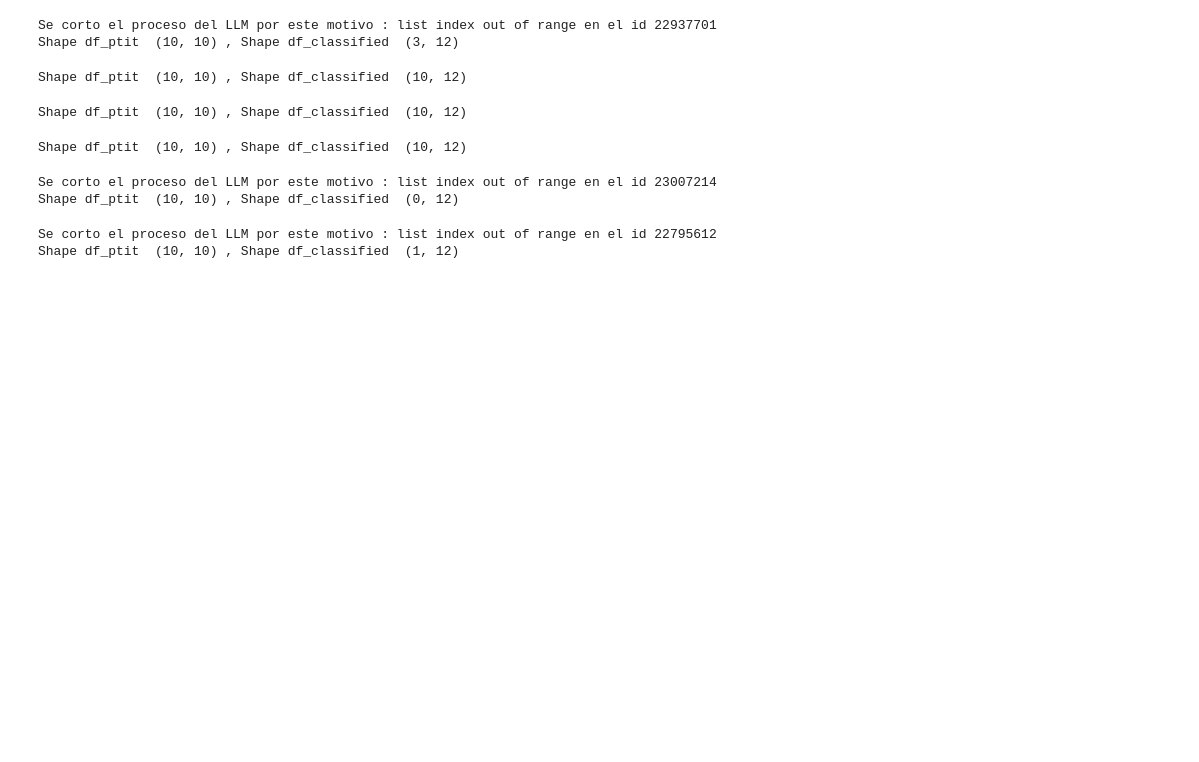
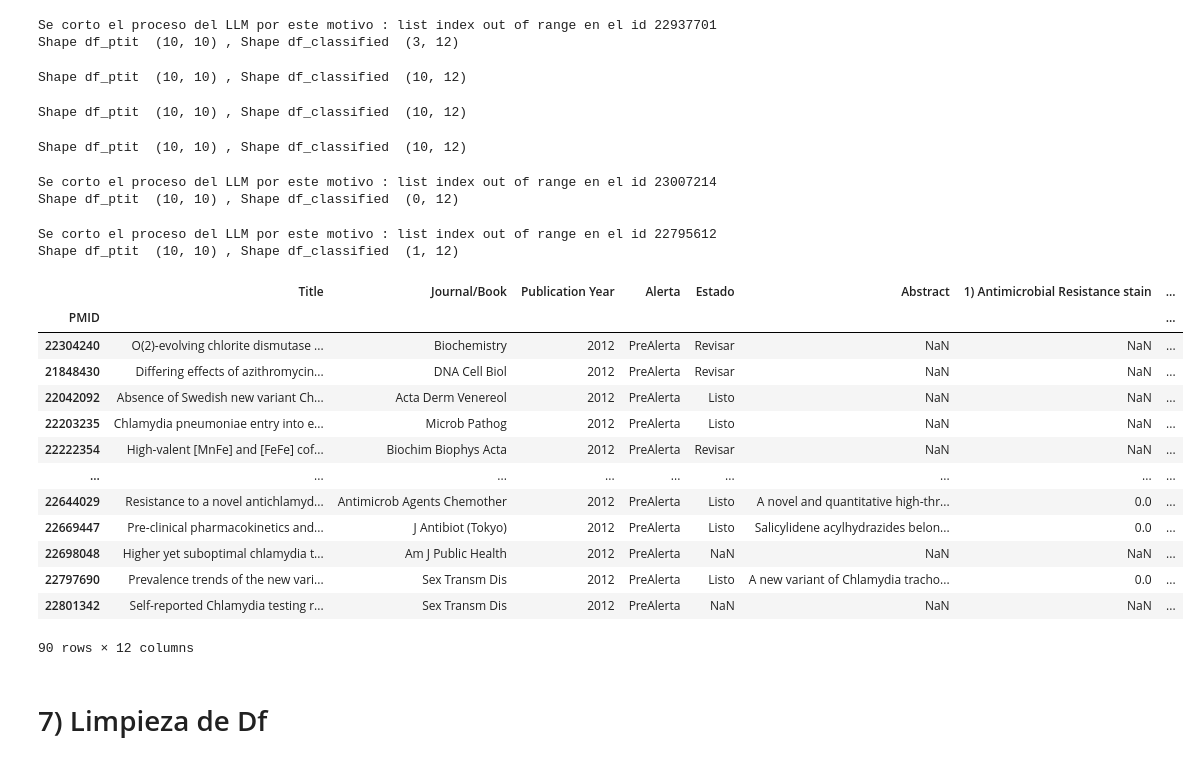
Before and after one commit to LLMzCor/LLMzCor.github.io, a Jupyter notebook: PAC_juan.ipynb, the cells around one changed output. Cells and saved outputs as stored; diff of their text form; code cells hidden in the pictures; blank space fills up the shorter version.

```diff
--- a/PAC_juan.ipynb
+++ b/PAC_juan.ipynb
@@ -471,6 +465,27 @@ df_list_Ct= [df_Ct_classified_1,
              df_Ct_classified_14,
              df_Ct_classified_15,
              df_Ct_classified_16,
-             df_Ct_classified_17]
+             df_Ct_classified_17,
+             df_Ct_classified_18,
+             df_Ct_classified_19,
+             df_Ct_classified_20]
 df_Cta = pd.concat(df_list_Ct, ignore_index=False)
-df_Ct_c.shape
+# %%
+df_Cta
+# %% [output]
+|  | Title | Journal/Book | Publication Year | Alerta | Estado | Abstract | 1) Antimicrobial Resistance stain | ... |
+| PMID |  |  |  |  |  |  |  | ... |
+| 22304240 | O(2)-evolving chlorite dismutase ... | Biochemistry | 2012 | PreAlerta | Revisar | NaN | NaN | ... |
+| 21848430 | Differing effects of azithromycin... | DNA Cell Biol | 2012 | PreAlerta | Revisar | NaN | NaN | ... |
+| 22042092 | Absence of Swedish new variant Ch... | Acta Derm Venereol | 2012 | PreAlerta | Listo | NaN | NaN | ... |
+| 22203235 | Chlamydia pneumoniae entry into e... | Microb Pathog | 2012 | PreAlerta | Listo | NaN | NaN | ... |
+| 22222354 | High-valent [MnFe] and [FeFe] cof... | Biochim Biophys Acta | 2012 | PreAlerta | Revisar | NaN | NaN | ... |
+| ... | ... | ... | ... | ... | ... | ... | ... | ... |
+| 22644029 | Resistance to a novel antichlamyd... | Antimicrob Agents Chemother | 2012 | PreAlerta | Listo | A novel and quantitative high-thr... | 0.0 | ... |
+| 22669447 | Pre-clinical pharmacokinetics and... | J Antibiot (Tokyo) | 2012 | PreAlerta | Listo | Salicylidene acylhydrazides belon... | 0.0 | ... |
+| 22698048 | Higher yet suboptimal chlamydia t... | Am J Public Health | 2012 | PreAlerta | NaN | NaN | NaN | ... |
+| 22797690 | Prevalence trends of the new vari... | Sex Transm Dis | 2012 | PreAlerta | Listo | A new variant of Chlamydia tracho... | 0.0 | ... |
+| 22801342 | Self-reported Chlamydia testing r... | Sex Transm Dis | 2012 | PreAlerta | NaN | NaN | NaN | ... |
+90 rows × 12 columns
+# %% [markdown]
+# 7) Limpieza de Df
```
Also changed, not shown: parts of 16 cells of this notebook, 1 other file.
